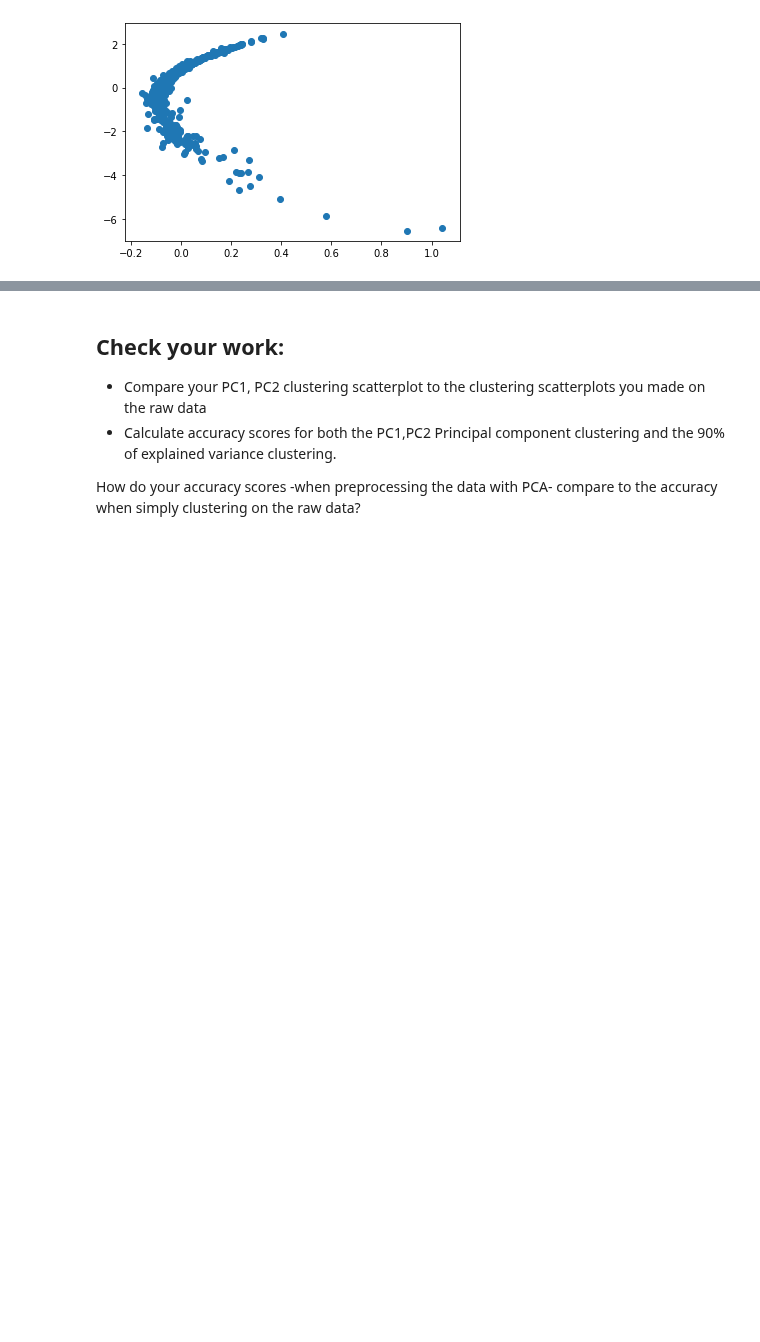
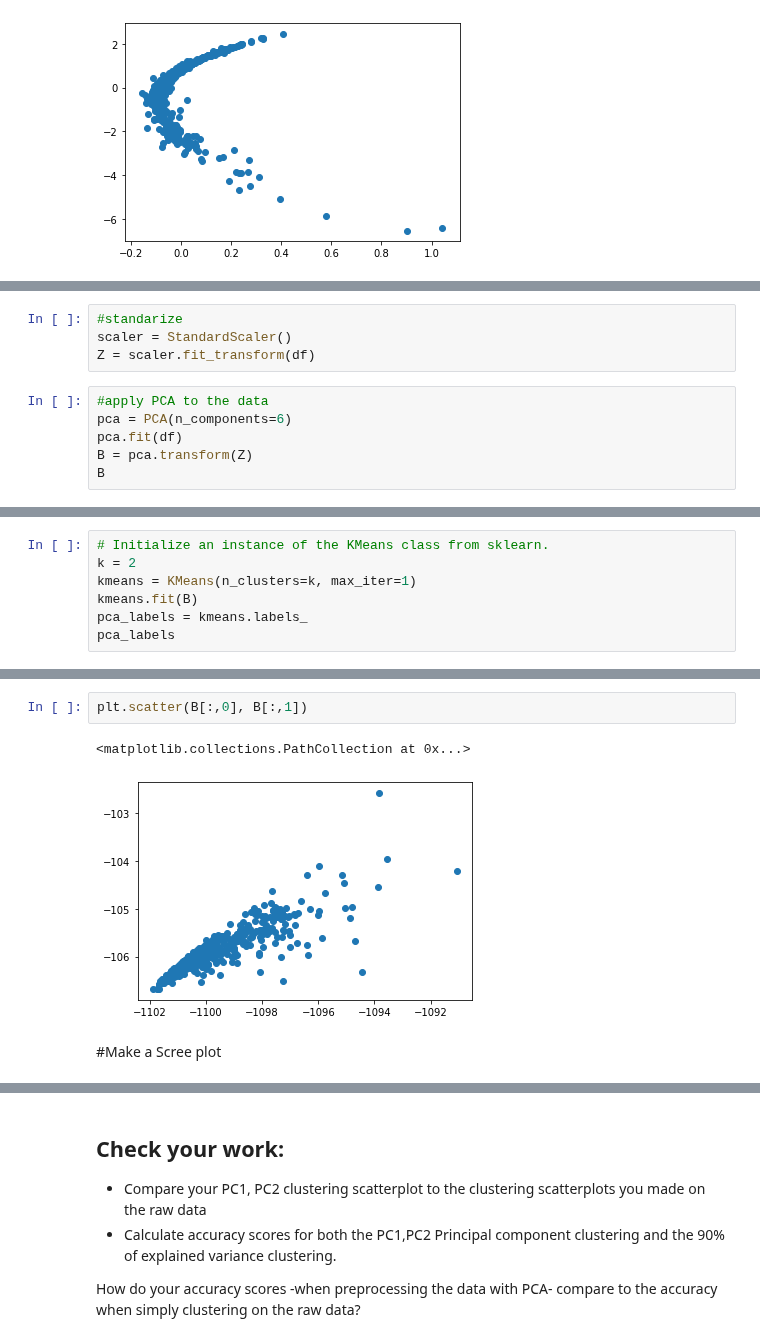
Before and after one commit to lfr4704/DS-Unit-1-Sprint-3-Linear-Algebra, a Jupyter notebook: module4-clustering/LS_DS_134_Assignment.ipynb, the cells around one changed output, grey strips where cells are left out. Cells and saved outputs as stored; diff of their text form; blank space fills up the shorter version.

```diff
--- a/module4-clustering/LS_DS_134_Assignment.ipynb
+++ b/module4-clustering/LS_DS_134_Assignment.ipynb
@@ -454,0 +485,10 @@ plt.scatter(*P)
+# %%
+#standarize
+scaler = StandardScaler()
+Z = scaler.fit_transform(df)
+# %%
+#apply PCA to the data
+pca = PCA(n_components=6)
+pca.fit(df)
+B = pca.transform(Z)
+B
@@ -454,0 +511,7 @@ plt.scatter(*P)
+# %%
+# Initialize an instance of the KMeans class from sklearn.
+k = 2
+kmeans = KMeans(n_clusters=k, max_iter=1)
+kmeans.fit(B)
+pca_labels = kmeans.labels_
+pca_labels
@@ -454,0 +536,7 @@ plt.scatter(*P)
+# %%
+plt.scatter(B[:,0], B[:,1])
+# %% [output]
+<matplotlib.collections.PathCollection at 0x...>
+[figure, added]
+# %% [markdown]
+#Make a Scree plot
```
Also changed, not shown: parts of 21 cells of this notebook.
